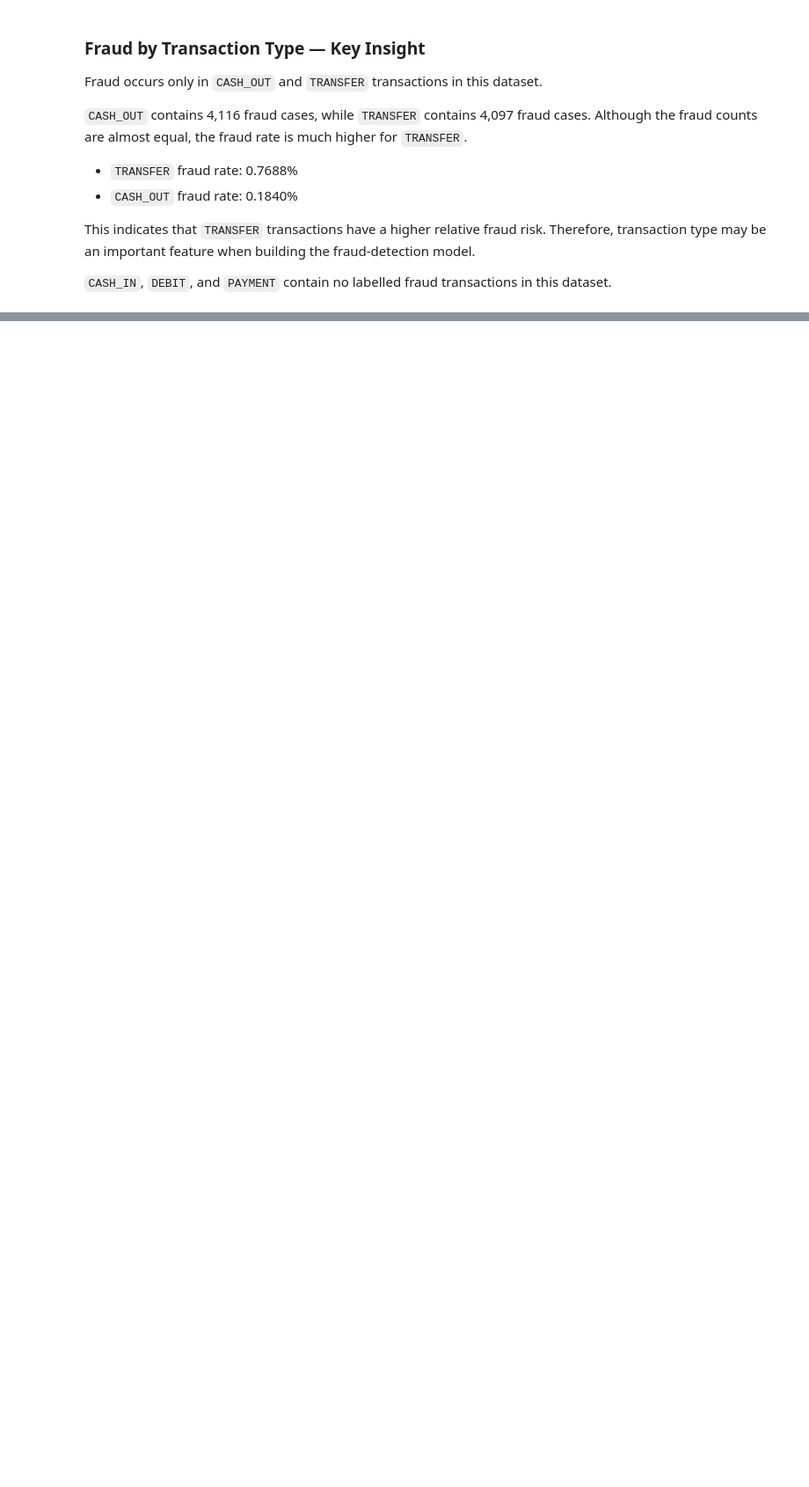
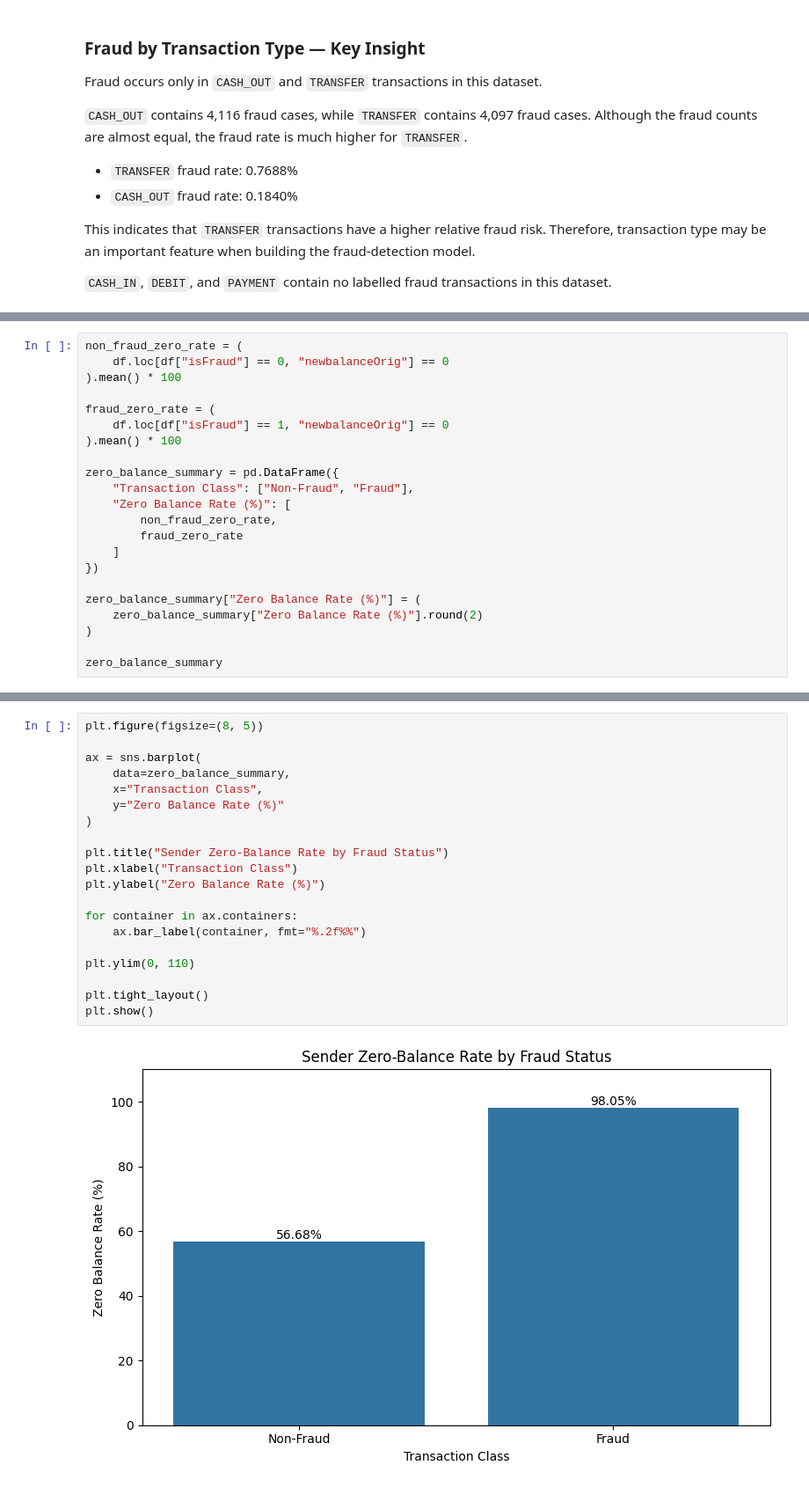
Before and after one commit to vedu13/paysim-fraud-detection, a Jupyter notebook: notebooks/02_exploratory_data_analysis.ipynb, the cells around one changed output, grey strips where cells are left out. Shown at 88% size. Drawn from its saved outputs; the diff is of its cells as text; blank space fills up the shorter version.

```diff
--- a/notebooks/02_exploratory_data_analysis.ipynb
+++ b/notebooks/02_exploratory_data_analysis.ipynb
@@ -175,0 +395,22 @@ This indicates that `TRANSFER` transactions have a higher relative fraud risk. T
+# %%
+non_fraud_zero_rate = (
+    df.loc[df["isFraud"] == 0, "newbalanceOrig"] == 0
+).mean() * 100
+
+fraud_zero_rate = (
+    df.loc[df["isFraud"] == 1, "newbalanceOrig"] == 0
+).mean() * 100
+
+zero_balance_summary = pd.DataFrame({
+    "Transaction Class": ["Non-Fraud", "Fraud"],
+    "Zero Balance Rate (%)": [
+        non_fraud_zero_rate,
+        fraud_zero_rate
+    ]
+})
+
+zero_balance_summary["Zero Balance Rate (%)"] = (
+    zero_balance_summary["Zero Balance Rate (%)"].round(2)
+)
+
+zero_balance_summary
@@ -175,0 +425,22 @@ This indicates that `TRANSFER` transactions have a higher relative fraud risk. T
+# %%
+plt.figure(figsize=(8, 5))
+
+ax = sns.barplot(
+    data=zero_balance_summary,
+    x="Transaction Class",
+    y="Zero Balance Rate (%)"
+)
+
+plt.title("Sender Zero-Balance Rate by Fraud Status")
+plt.xlabel("Transaction Class")
+plt.ylabel("Zero Balance Rate (%)")
+
+for container in ax.containers:
+    ax.bar_label(container, fmt="%.2f%%")
+
+plt.ylim(0, 110)
+
+plt.tight_layout()
+plt.show()
+# %% [output]
+[figure, added]
```
Also changed, not shown: parts of 23 cells of this notebook.
